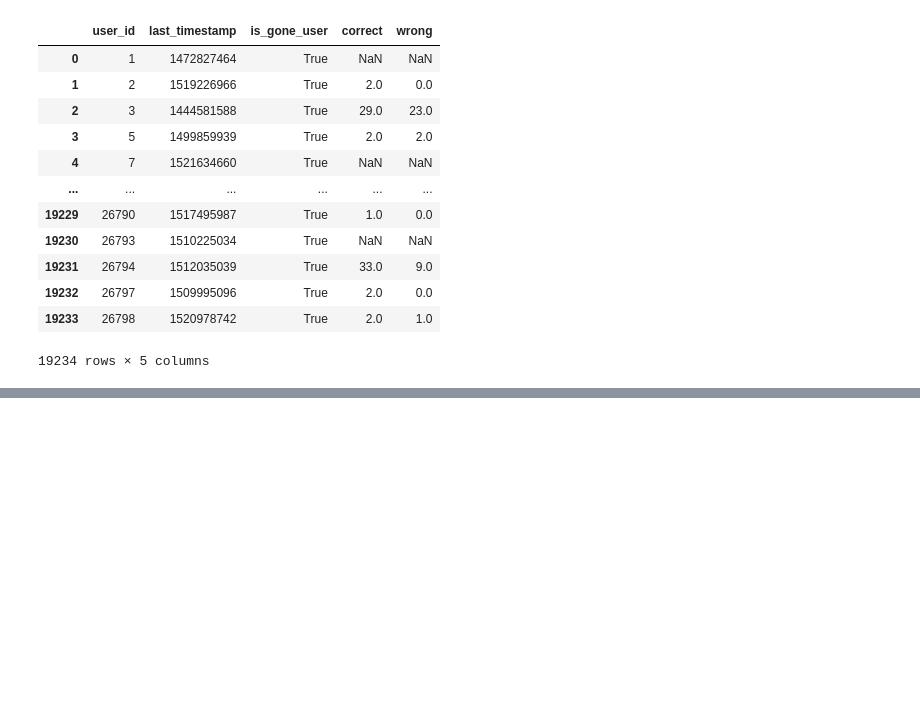
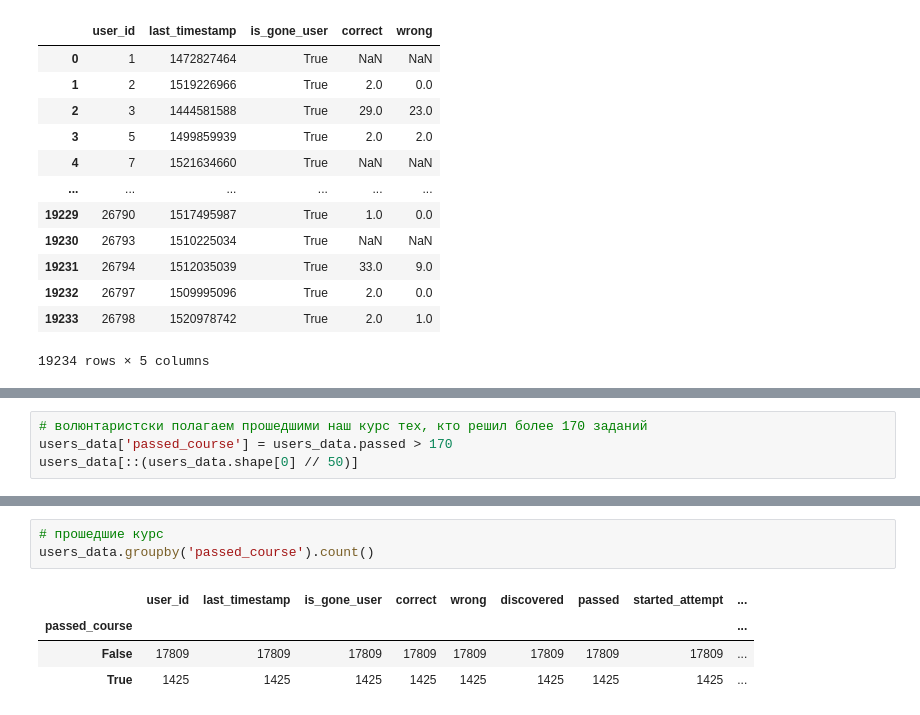
Before and after one commit to gbrs/Intro_DS_ML_Stepic_Karpov, a Jupyter notebook: ml_contest.ipynb, the cells around one changed output, grey strips where cells are left out. Drawn from its saved outputs; the diff is of its cells as text; blank space fills up the shorter version.

```diff
--- a/ml_contest.ipynb
+++ b/ml_contest.ipynb
@@ -471,0 +502,4 @@ users_data[::(users_data.shape[0] // 50)]
+# %%
+# волюнтаристски полагаем прошедшими наш курс тех, кто решил более 170 заданий
+users_data['passed_course'] = users_data.passed > 170
+users_data[::(users_data.shape[0] // 50)]
@@ -471,0 +524,8 @@ users_data[::(users_data.shape[0] // 50)]
+# %%
+# прошедшие курс
+users_data.groupby('passed_course').count()
+# %% [output]
+|  | user_id | last_timestamp | is_gone_user | correct | wrong | discovered | passed | started_attempt | ... |
+| passed_course |  |  |  |  |  |  |  |  | ... |
+| False | 17809 | 17809 | 17809 | 17809 | 17809 | 17809 | 17809 | 17809 | ... |
+| True | 1425 | 1425 | 1425 | 1425 | 1425 | 1425 | 1425 | 1425 | ... |
```
Also changed, not shown: parts of 9 cells of this notebook.
